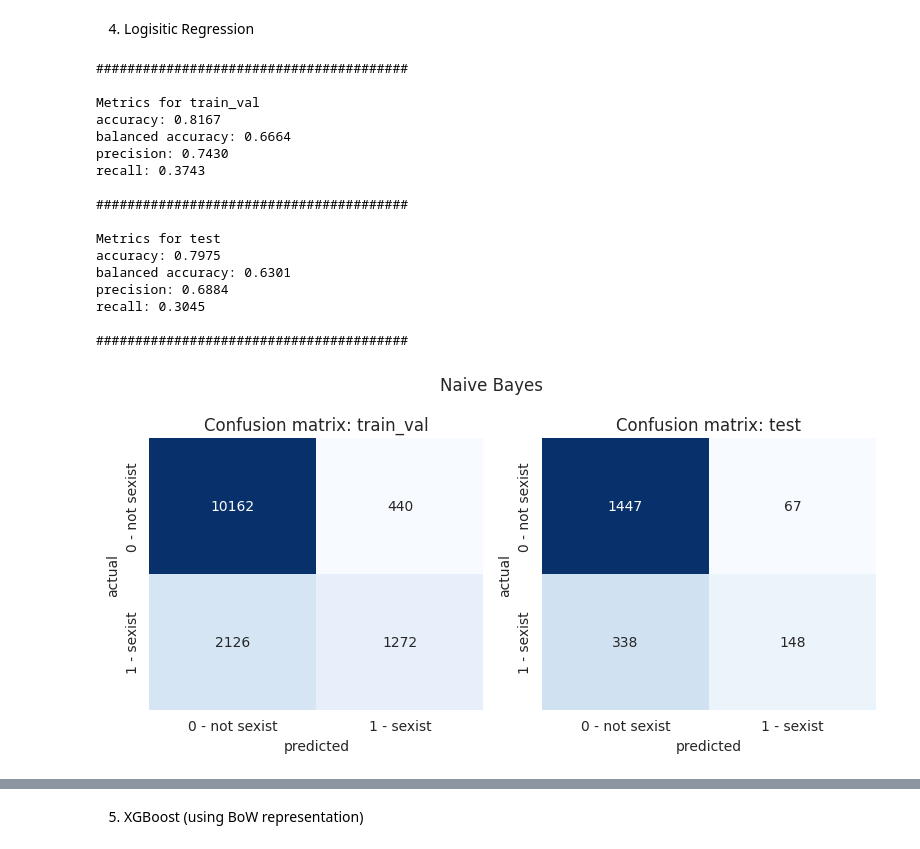
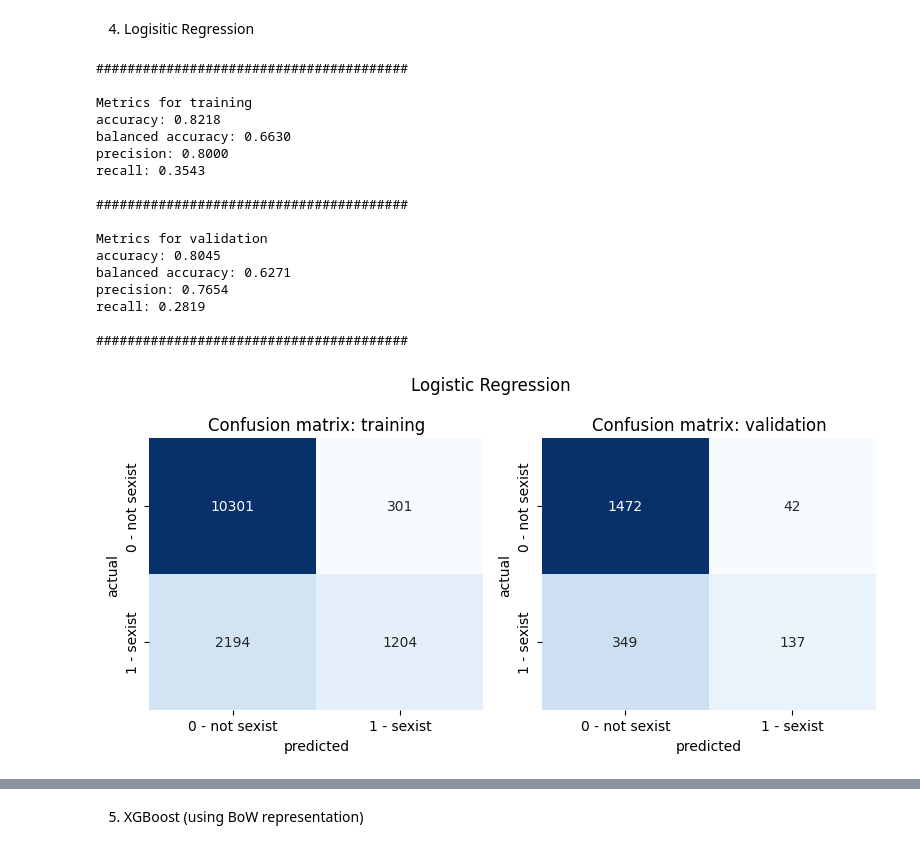
Before and after one commit to henrform/NLP_24W_VSHJ, a Jupyter notebook: milestone 2/milestone_2.ipynb, the cells around one changed output, grey strips where cells are left out. Cells and saved outputs as stored; diff of their text form; code cells hidden in the pictures.

```diff
--- a/milestone 2/milestone_2.ipynb
+++ b/milestone 2/milestone_2.ipynb
@@ -54,10 +62,12 @@ plt.show()
 1. majority class classifier
 # %%
 majority_class_classifier = MajorityClassClassifier()
-majority_class_classifier.train(None, y_train_val, None, None)
+majority_class_classifier.train(None, y_train, None, None)
 print(f"Majority class: {majority_class_classifier.majority_class}\n")
 
-majority_class_classifier.evaluate({"train_val": X_train_dev, "test": X_test}, [y_train_val, y_test], model_name="Majority class")
+res = majority_class_classifier.evaluate({"training": X_train, "validation": X_val}, [y_train, y_val], model_name="Majority class")
+for res_x in res:
+    results.loc[len(results)] = res_x
 # %% [output]
 Majority class: not sexist
 
@@ -81,0 +92,7 @@ recall: 0.0000
+# %%
+majority_class_classifier.train(None, y_balanced, None, None)
+print(f"Majority class: {majority_class_classifier.majority_class}\n")
+
+res = majority_class_classifier.evaluate({"training": X_balanced, "validation": X_val}, [y_balanced, y_val], model_name="Majority class")
+for res_x in res:
+    balanced_results.loc[len(balanced_results)] = res_x
@@ -84,12 +122,14 @@ recall: 0.0000
 # %% [markdown]
 3. Naive Bayes (NB)
 # %%
-X_train_bow, X_val_bow, X_test_bow, X_train_val_bow, feature_names = import_preprocess.create_bow_representation()
+X_train_bow, X_val_bow, X_test_bow, X_balanced_bow, X_train_val_bow, feature_names = import_preprocess.create_bow_representation()
 
-naive_base_classifier = NaiveBayesClassifier()
-naive_base_classifier.train(X_train_bow, y_train, None, None)
+naive_bayes_classifier = NaiveBayesClassifier()
+naive_bayes_classifier.train(X_train_bow, y_train, None, None)
 
-naive_base_classifier.evaluate({"train_val": X_train_bow, "test": X_val_bow}, [y_train, y_val], model_name="Naive Bayes")
+res = naive_bayes_classifier.evaluate({"training": X_train_bow, "validation": X_val_bow}, [y_train, y_val], model_name="Naive Bayes")
+for res_x in res:
+    results.loc[len(results)] = res_x
 # %% [output]
 ########################################
 
@@ -111,0 +152,6 @@ recall: 0.3045
+# %%
+naive_bayes_classifier.train(X_balanced_bow, y_balanced, None, None)
+
+res = naive_bayes_classifier.evaluate({"training": X_balanced_bow, "validation": X_val_bow}, [y_balanced, y_val], model_name="Naive Bayes")
+for res_x in res:
+    balanced_results.loc[len(balanced_results)] = res_x
@@ -113,25 +178,27 @@ recall: 0.3045
 4. Logisitic Regression
 # %%
 log_reg_classifier = LogisticRegression()
-naive_base_classifier.train(X_train_bow, y_train, None, None)
+log_reg_classifier.train(X_train_bow, y_train, None, None)
 
-naive_base_classifier.evaluate({"train_val": X_train_bow, "test": X_val_bow}, [y_train, y_val], model_name="Naive Bayes")
+res = log_reg_classifier.evaluate({"training": X_train_bow, "validation": X_val_bow}, [y_train, y_val], model_name="Logistic Regression")
+for res_x in res:
+    results.loc[len(results)] = res_x
 # %% [output]
 ########################################
 
-Metrics for train_val
-accuracy: 0.8167
-balanced accuracy: 0.6664
-precision: 0.7430
-recall: 0.3743
+Metrics for training
+accuracy: 0.8218
+balanced accuracy: 0.6630
+precision: 0.8000
+recall: 0.3543
 
 ########################################
 
-Metrics for test
-accuracy: 0.7975
-balanced accuracy: 0.6301
-precision: 0.6884
-recall: 0.3045
+Metrics for validation
+accuracy: 0.8045
+balanced accuracy: 0.6271
+precision: 0.7654
+recall: 0.2819
 
 ########################################
-[figure, old version]
+[figure, new version]
```
Also changed, not shown: parts of 24 cells of this notebook, 4 other files.
